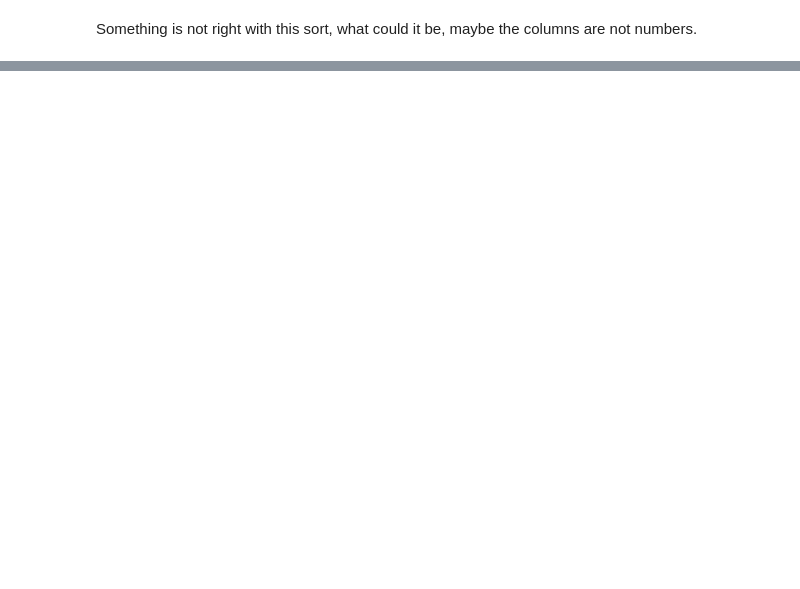
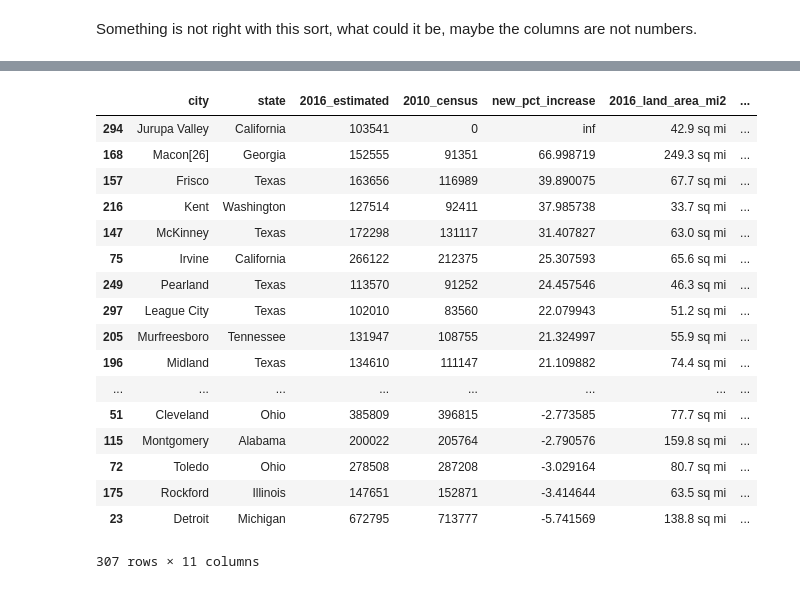
Before and after one commit to PythonTriCities/jupyter_intro, a Jupyter notebook: NotebookOne.ipynb, the cells around one changed output, grey strips where cells are left out. Saved outputs shown, nothing was run; the diff lists cells and outputs as text; code cells hidden in the pictures; blank space fills up the shorter version.

```diff
--- a/NotebookOne.ipynb
+++ b/NotebookOne.ipynb
@@ -74,0 +266,21 @@ df.sort_values(by=['2010 census'], ascending=False)
+# %%
+df.sort_values(by=['new_pct_increase'], ascending=False)
+# %% [output]
+|  | city | state | 2016_estimated | 2010_census | new_pct_increase | 2016_land_area_mi2 | ... |
+| 294 | Jurupa Valley | California | 103541 | 0 | inf | 42.9 sq mi | ... |
+| 168 | Macon[26] | Georgia | 152555 | 91351 | 66.998719 | 249.3 sq mi | ... |
+| 157 | Frisco | Texas | 163656 | 116989 | 39.890075 | 67.7 sq mi | ... |
+| 216 | Kent | Washington | 127514 | 92411 | 37.985738 | 33.7 sq mi | ... |
+| 147 | McKinney | Texas | 172298 | 131117 | 31.407827 | 63.0 sq mi | ... |
+| 75 | Irvine | California | 266122 | 212375 | 25.307593 | 65.6 sq mi | ... |
+| 249 | Pearland | Texas | 113570 | 91252 | 24.457546 | 46.3 sq mi | ... |
+| 297 | League City | Texas | 102010 | 83560 | 22.079943 | 51.2 sq mi | ... |
+| 205 | Murfreesboro | Tennessee | 131947 | 108755 | 21.324997 | 55.9 sq mi | ... |
+| 196 | Midland | Texas | 134610 | 111147 | 21.109882 | 74.4 sq mi | ... |
+| ... | ... | ... | ... | ... | ... | ... | ... |
+| 51 | Cleveland | Ohio | 385809 | 396815 | -2.773585 | 77.7 sq mi | ... |
+| 115 | Montgomery | Alabama | 200022 | 205764 | -2.790576 | 159.8 sq mi | ... |
+| 72 | Toledo | Ohio | 278508 | 287208 | -3.029164 | 80.7 sq mi | ... |
+| 175 | Rockford | Illinois | 147651 | 152871 | -3.414644 | 63.5 sq mi | ... |
+| 23 | Detroit | Michigan | 672795 | 713777 | -5.741569 | 138.8 sq mi | ... |
+307 rows × 11 columns
```
Also changed, not shown: parts of 32 cells of this notebook, 1 other file.
